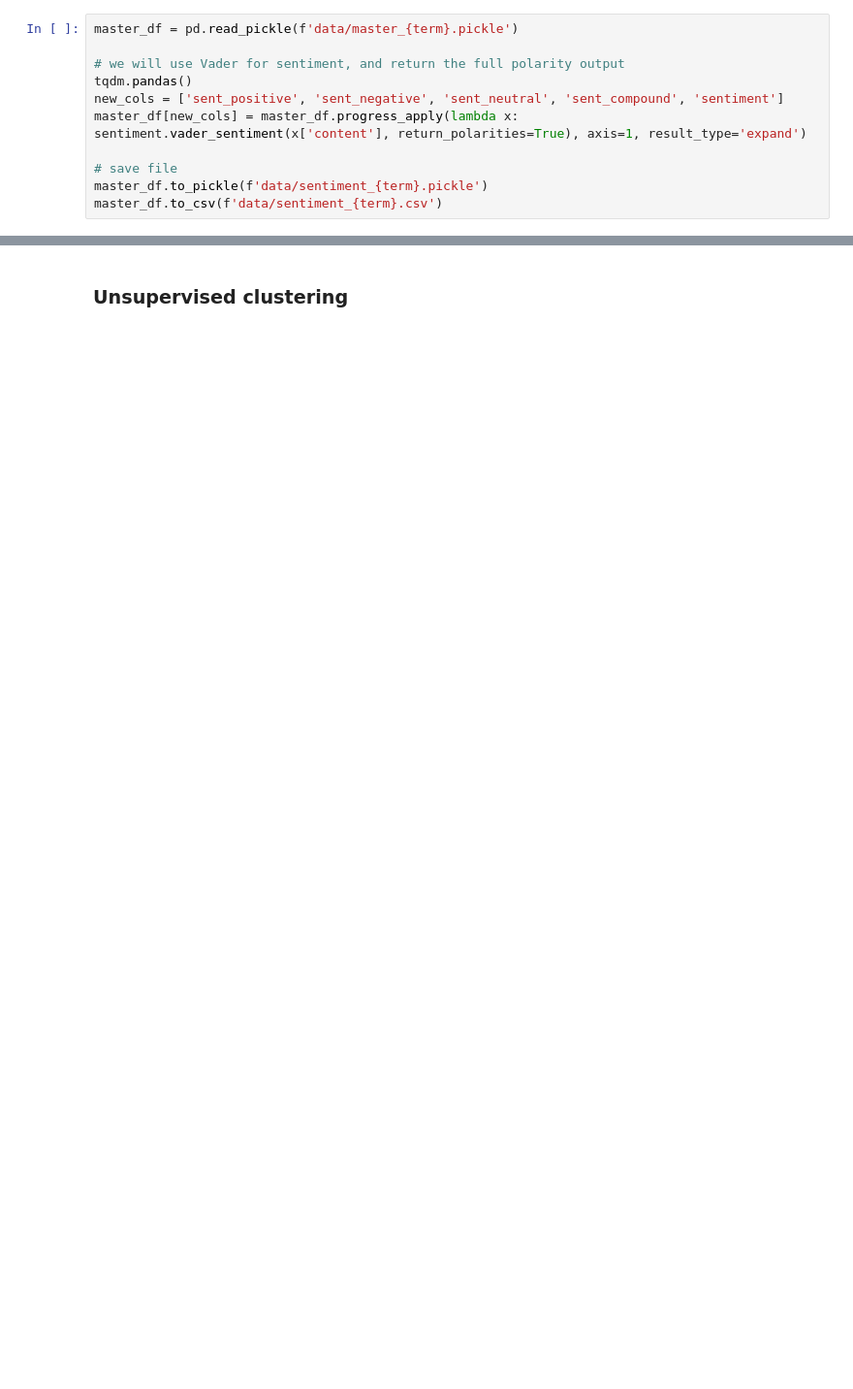
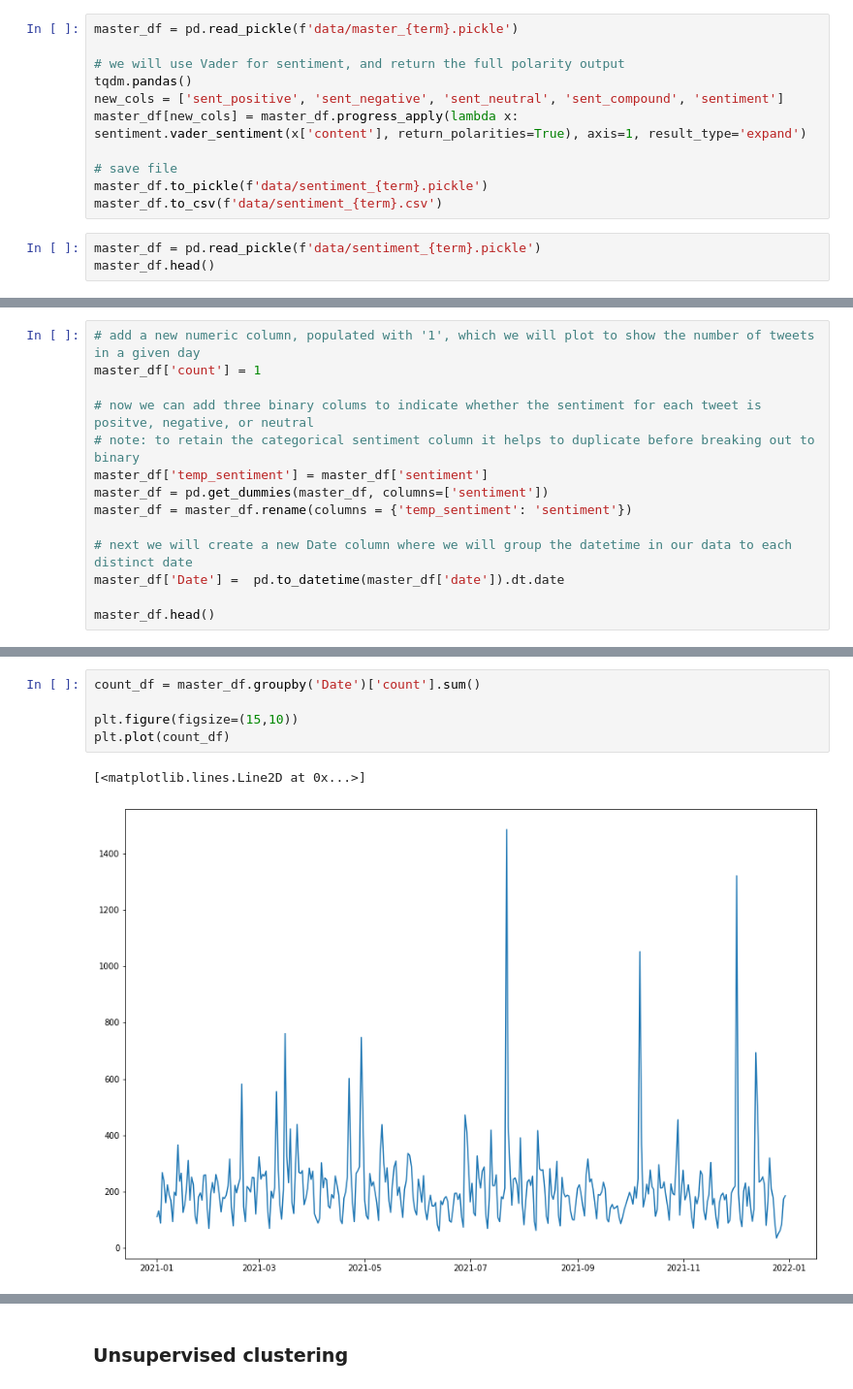
Before and after one commit to totogot/Social_Media_Analytics, a Jupyter notebook: main.ipynb, the cells around one changed output, grey strips where cells are left out. Shown: that part at 97% size. Drawn from its saved outputs; the diff is of its cells as text; blank space fills up the shorter version.

```diff
--- a/main.ipynb
+++ b/main.ipynb
@@ -85,3 +85,6 @@ master_df[new_cols] = master_df.progress_apply(lambda x: sentiment.vader_sentime
 # save file
 master_df.to_pickle(f'data/sentiment_{term}.pickle')
 master_df.to_csv(f'data/sentiment_{term}.csv')
+# %%
+master_df = pd.read_pickle(f'data/sentiment_{term}.pickle')
+master_df.head()
@@ -87,0 +101,14 @@ master_df.to_csv(f'data/sentiment_{term}.csv')
+# %%
+# add a new numeric column, populated with '1', which we will plot to show the number of tweets in a given day
+master_df['count'] = 1
+
+# now we can add three binary colums to indicate whether the sentiment for each tweet is positve, negative, or neutral
+# note: to retain the categorical sentiment column it helps to duplicate before breaking out to binary
+master_df['temp_sentiment'] = master_df['sentiment']
+master_df = pd.get_dummies(master_df, columns=['sentiment'])
+master_df = master_df.rename(columns = {'temp_sentiment': 'sentiment'})
+
+# next we will create a new Date column where we will group the datetime in our data to each distinct date
+master_df['Date'] =  pd.to_datetime(master_df['date']).dt.date
+
+master_df.head()
@@ -87,0 +123,8 @@ master_df.to_csv(f'data/sentiment_{term}.csv')
+# %%
+count_df = master_df.groupby('Date')['count'].sum()
+
+plt.figure(figsize=(15,10))
+plt.plot(count_df)
+# %% [output]
+[<matplotlib.lines.Line2D at 0x...>]
+[figure, added]
```
Also changed, not shown: parts of 29 cells of this notebook, 3 other files.
